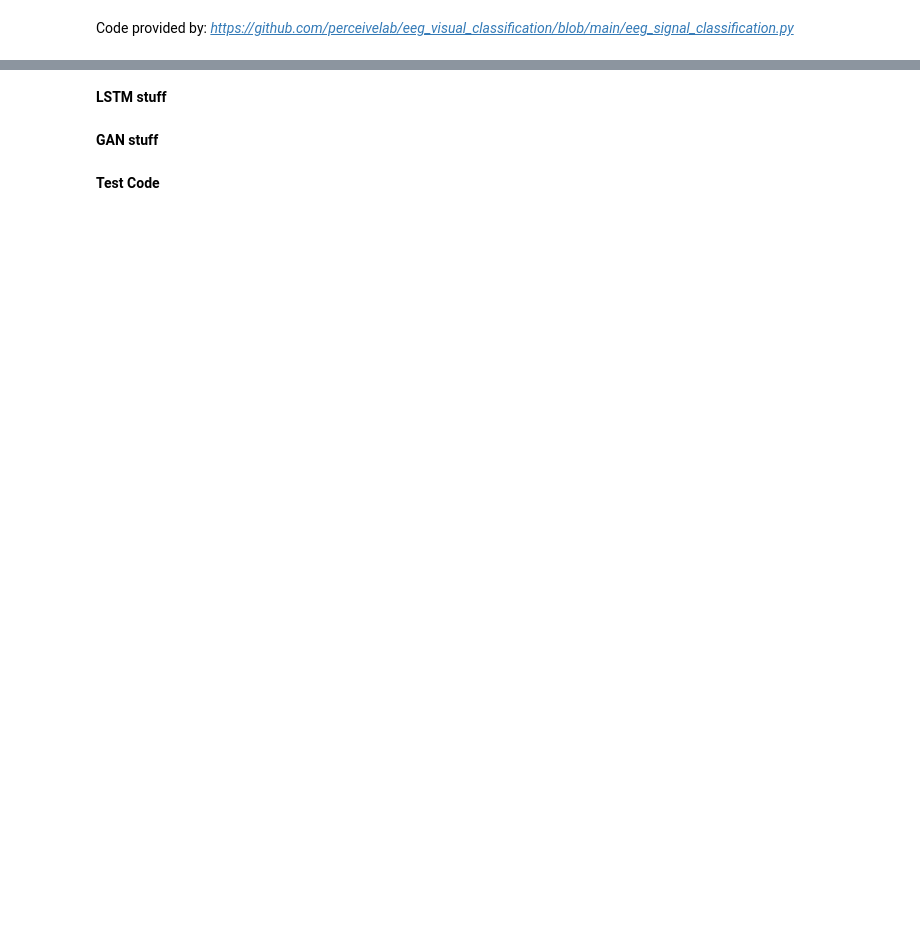
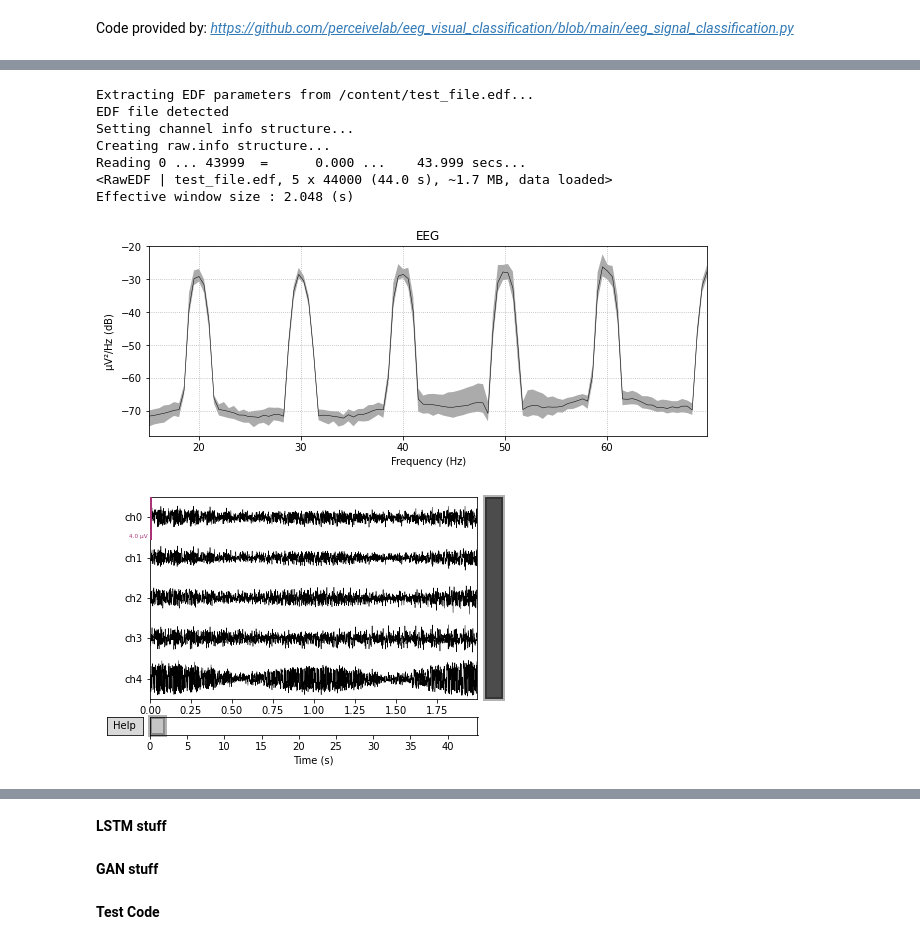
Before and after one commit to acardara/EEG-Decoding-to-Images, a Jupyter notebook: CSE_247_Project.ipynb, the cells around one changed output, grey strips where cells are left out. Drawn from its saved outputs; the diff is of its cells as text; code cells hidden in the pictures; blank space fills up the shorter version.

Commit message:
Started visualization modules & npy to edf converter

```diff
--- a/CSE_247_Project.ipynb
+++ b/CSE_247_Project.ipynb
@@ -144,0 +203,6 @@ class EEGDataset:
+# %%
+print("image 0:", torch_images[0])
+print("image 1:", torch_images[1])
+
+for i in range(0,10):
+  print(torch_images[i])
@@ -144,0 +257,28 @@ class EEGDataset:
+# %%
+def create_edf(npy_path, name):
+  data = np.load(npy_path)
+  # [128,440,11965]
+  signals = list(data.T[:,:,:])
+  channel_names = list('ch'+str(i) for i in range(0,128))
+  signal_headers = highlevel.make_signal_headers(channel_names, sample_rate=1000)
+  header = highlevel.make_header()
+  highlevel.write_edf(name, signals, signal_headers, header)
+
+def create_edf2(npy_path, name):
+  data = np.load(npy_path)
+  # [128,11965,440]
+  signals = list(data.transpose(2,0,1)[0:ch,0:100,:])
+  channel_names = list('ch'+str(i) for i in range(0,128))
+  signal_headers = highlevel.make_signal_headers(channel_names, sample_rate=1000)
+  header = highlevel.make_header()
+  highlevel.write_edf(name, signals, signal_headers, header)
+
+def visualizeData(path):
+  raw = mne.io.read_raw_edf(path,preload=True);
+  print(raw)
+  raw.plot_psd(area_mode='range', fmin=15, fmax=70.0, show=False, average=True);
+  raw.plot(duration=2, scalings=0.000002)
+# %%
+data_path = '/content/gdrive/MyDrive/EEG2Image/data/eeg_14_70.npy'
+test_path = '/content/test_file.edf'
+rand_path = '/content/edf_file.edf'
@@ -144,0 +311,20 @@ class EEGDataset:
+# %%
+# write an edf file
+ch = 5
+signals = list(data.T[0:ch,:,0:100].reshape(ch,440*100))
+channel_names = list('ch'+str(i) for i in range(0,ch))
+signal_headers = highlevel.make_signal_headers(channel_names, sample_rate=1000)
+header = highlevel.make_header(patientname='patient_x', gender='Female')
+highlevel.write_edf('test_file.edf', signals, signal_headers, header)
+
+visualizeData(test_path)
+# %% [output]
+Extracting EDF parameters from /content/test_file.edf...
+EDF file detected
+Setting channel info structure...
+Creating raw.info structure...
+Reading 0 ... 43999  =      0.000 ...    43.999 secs...
+<RawEDF | test_file.edf, 5 x 44000 (44.0 s), ~1.7 MB, data loaded>
+Effective window size : 2.048 (s)
+[figure, added]
+[figure, added]
```
Also changed, not shown: parts of 20 cells of this notebook.
